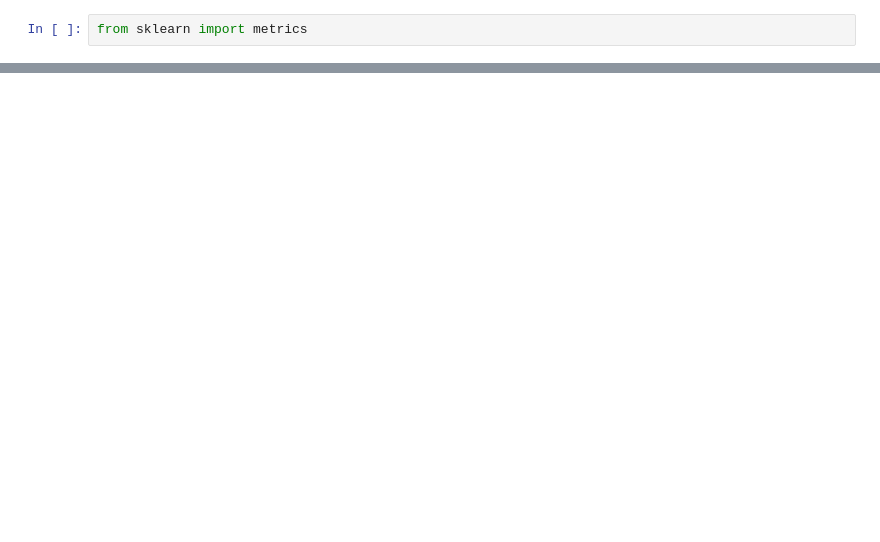
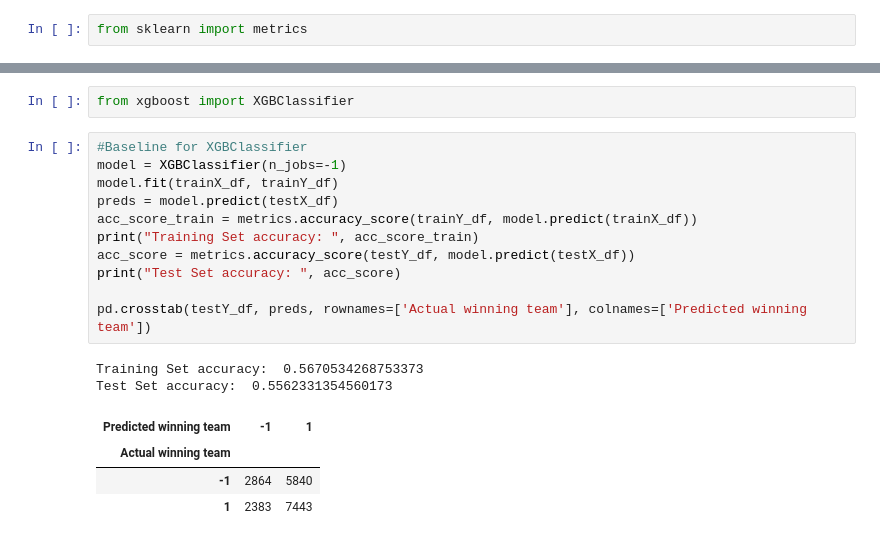
Before and after one commit to srividhyaprakash/Dota2-ML-UCI-ML-Repo, a Jupyter notebook: Dota 2 Notebook.ipynb, the cells around one changed output, grey strips where cells are left out. Drawn from its saved outputs; the diff is of its cells as text; blank space fills up the shorter version.

Commit message:
Adding baselines of different ensemble models

```diff
--- a/Dota 2 Notebook.ipynb
+++ b/Dota 2 Notebook.ipynb
@@ -831,0 +821,20 @@ Test Set accuracy:  0.5464651915812196
+# %%
+from xgboost import XGBClassifier
+# %%
+#Baseline for XGBClassifier
+model = XGBClassifier(n_jobs=-1)
+model.fit(trainX_df, trainY_df)
+preds = model.predict(testX_df)
+acc_score_train = metrics.accuracy_score(trainY_df, model.predict(trainX_df))
+print("Training Set accuracy: ", acc_score_train)
+acc_score = metrics.accuracy_score(testY_df, model.predict(testX_df))
+print("Test Set accuracy: ", acc_score)
+
+pd.crosstab(testY_df, preds, rownames=['Actual winning team'], colnames=['Predicted winning team'])
+# %% [output]
+Training Set accuracy:  0.5670534268753373
+Test Set accuracy:  0.5562331354560173
+| Predicted winning team | -1 | 1 |
+| Actual winning team |  |  |
+| -1 | 2864 | 5840 |
+| 1 | 2383 | 7443 |
```
Also changed, not shown: parts of 22 cells of this notebook, 2 other files.
